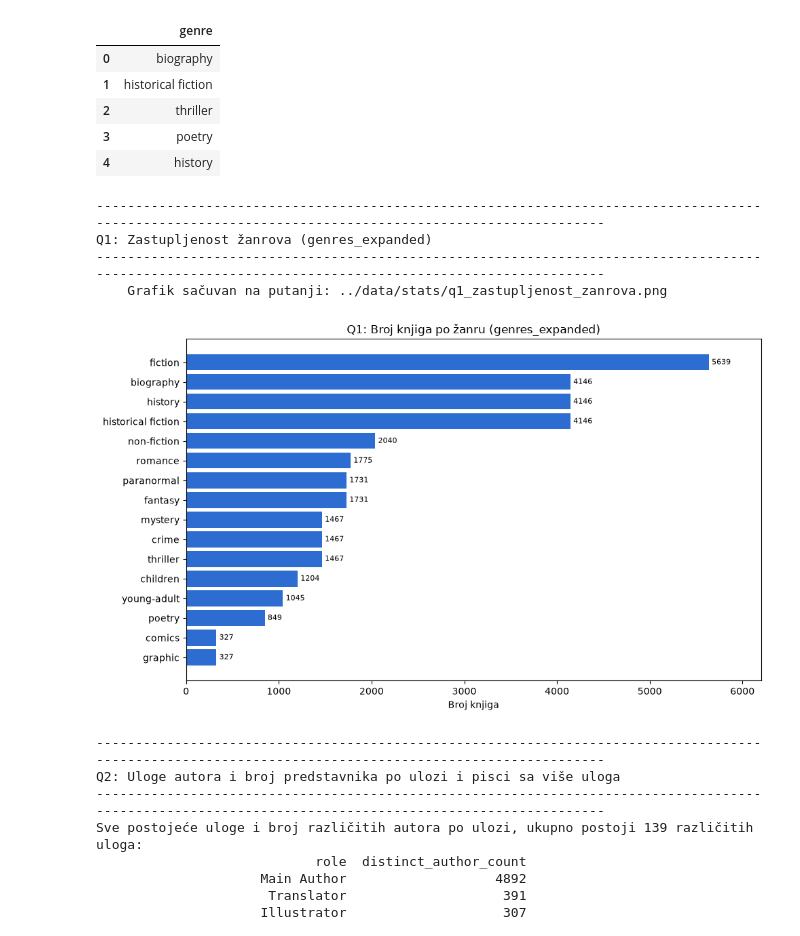
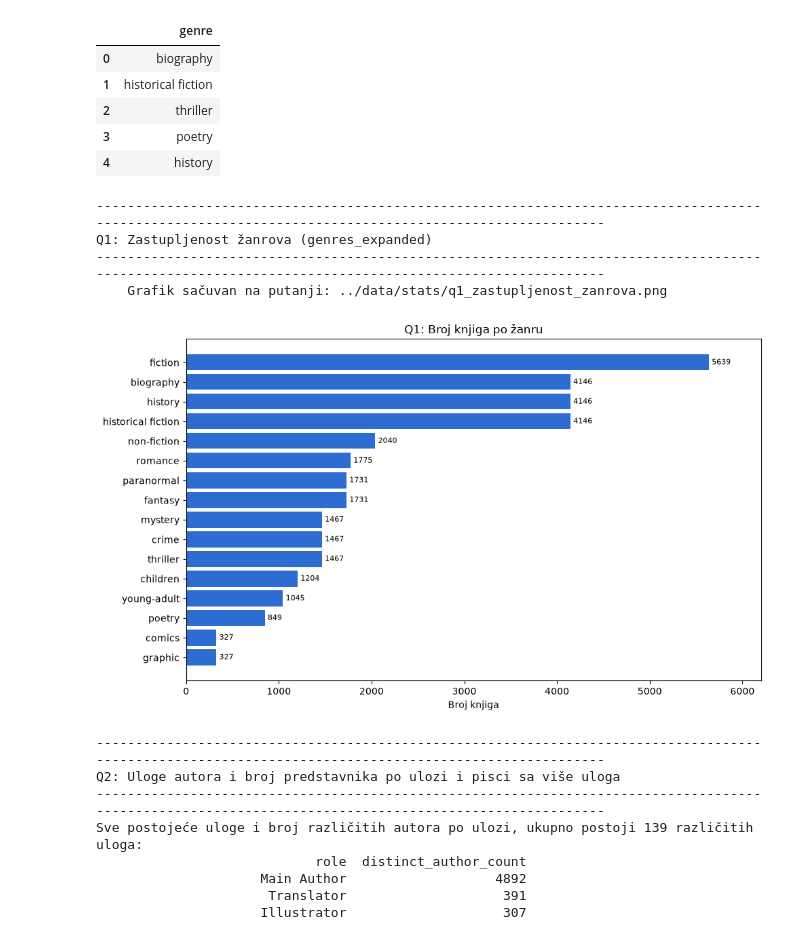
Before and after one commit to neshko31/AI-agent-za-biblioteku, a Jupyter notebook: VectorDatabaseService/scripts/data_stats.ipynb, the cells around one changed output. Saved outputs shown, nothing was run; the diff lists cells and outputs as text; code cells hidden in the pictures.

```diff
--- a/VectorDatabaseService/scripts/data_stats.ipynb
+++ b/VectorDatabaseService/scripts/data_stats.ipynb
@@ -897,32 +893,32 @@ Q0: Učitavanje podataka
 # %%
 # 1 - Zastupljenost žanrova
 print_header(1, "Zastupljenost žanrova (genres_expanded)")
 
 genre_counter = Counter()
 for genre_list in books_df["genres_expanded"]:
     genre_counter.update(genre_list)
 
 genre_counts_df = (
     pd.DataFrame(genre_counter.items(), columns=["genre", "book_count"])
     .sort_values("book_count", ascending=False)
     .reset_index(drop=True)
 )
 
 fig, ax = plt.subplots(figsize=(10, 6))
 bars = ax.barh(genre_counts_df["genre"], genre_counts_df["book_count"], color="#2D6CD1")
 ax.invert_yaxis()
 ax.set_xlabel("Broj knjiga")
-ax.set_title("Q1: Broj knjiga po žanru (genres_expanded)")
+ax.set_title("Q1: Broj knjiga po žanru")
 ax.bar_label(bars, padding=3, fontsize=8)
 ax.set_xlim(0, genre_counts_df["book_count"].max() * 1.1)
 
 save_and_show(fig, "q1_zastupljenost_zanrova.png")
 # %% [output]
 ------------------------------------------------------------------------------------------------------------------------------------------------------
 Q1: Zastupljenost žanrova (genres_expanded)
 ------------------------------------------------------------------------------------------------------------------------------------------------------
     Grafik sačuvan na putanji: ../data/stats/q1_zastupljenost_zanrova.png
-[figure, old version]
+[figure, new version]
 # %%
 # 2 - Uloge autora
 print_header(2, "Uloge autora i broj predstavnika po ulozi i pisci sa više uloga")
```
Also changed, not shown: parts of 9 cells of this notebook.
